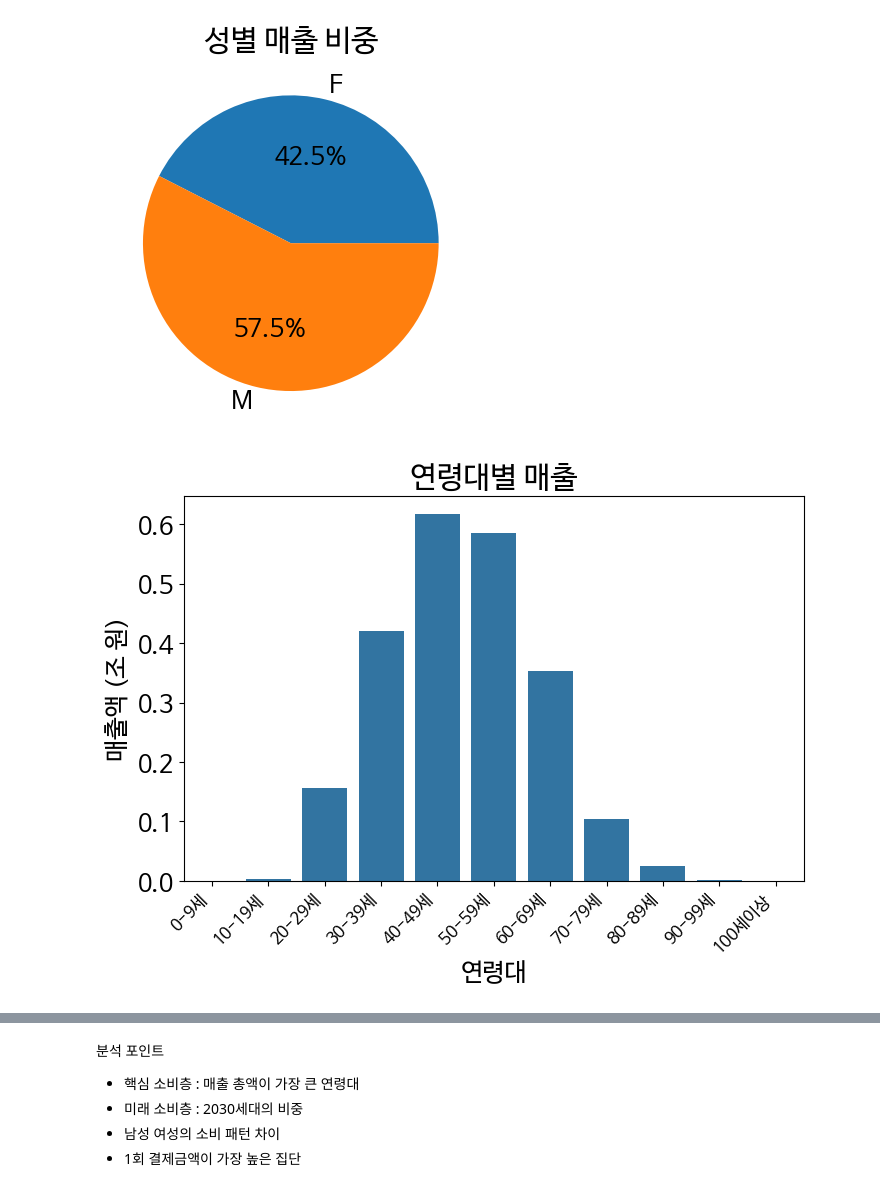
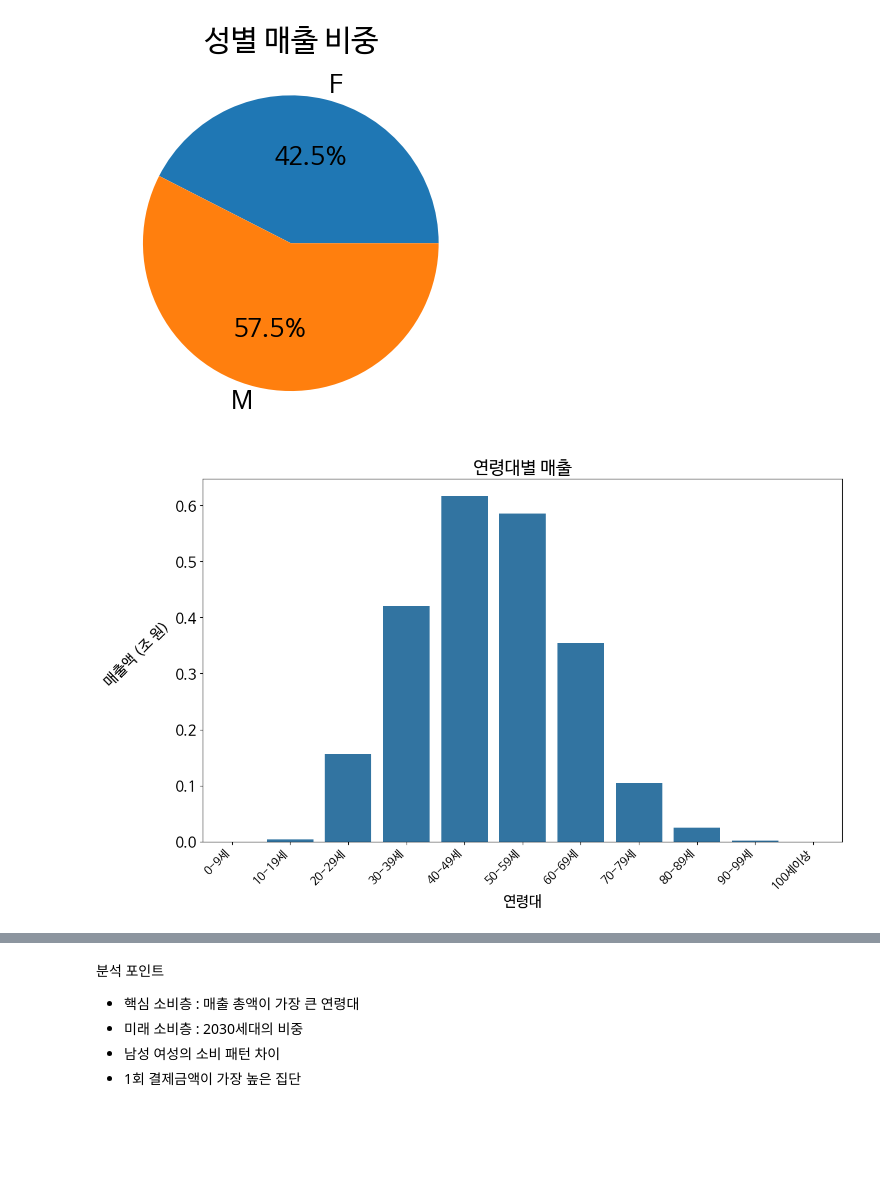
Before and after one commit to davidots429/GyeonggiCard2025, a Jupyter notebook: 03_Exploratory_Data_Analysis.ipynb, the cells around one changed output, grey strips where cells are left out. Cells and saved outputs as stored; diff of their text form; code cells hidden in the pictures; blank space fills up the shorter version.

```diff
--- a/03_Exploratory_Data_Analysis.ipynb
+++ b/03_Exploratory_Data_Analysis.ipynb
@@ -229,19 +233,19 @@ plt.show()
 # %%
 # 2. 연령대별 매출
 age_amt = df_2025.groupby('age')['amt'].sum().reset_index()
 age_amt['age'] = pd.Categorical(age_amt['age'], categories=age_order, ordered=True)
 age_amt = age_amt.sort_values('age').reset_index(drop=True)
 
 age_amt['amt_tril'] = age_amt['amt'] / 1e12
-plt.figure(figsize=(8, 5))
+plt.figure(figsize=(14, 8))
 sns.barplot(data=age_amt, x='age', y='amt_tril')
 plt.title('연령대별 매출')
 plt.xlabel('연령대')
-plt.ylabel('매출액 (조 원)')
-plt.xticks(fontsize=12, rotation=45, ha='right')
+plt.ylabel('매출액 (조 원)', rotation=45, labelpad=40)
+plt.xticks(fontsize=14, rotation=45, ha='right')
 plt.show()
 # %% [output]
-[figure, old version]
+[figure, new version]
 # %%
 # 3. 객단가 분석
 
```
Also changed, not shown: parts of 19 cells of this notebook.
